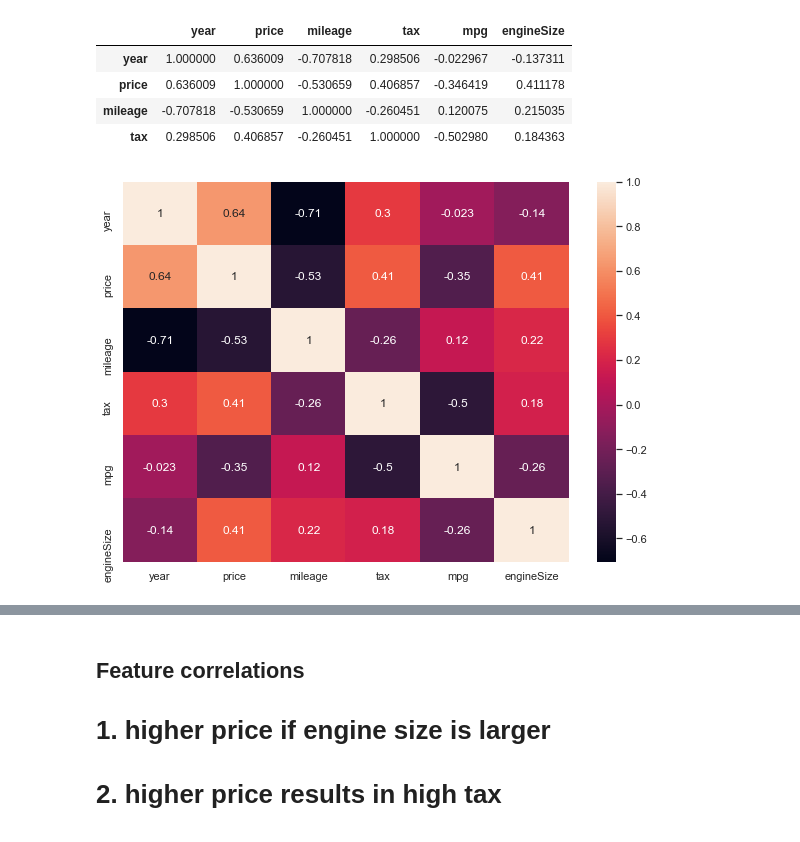
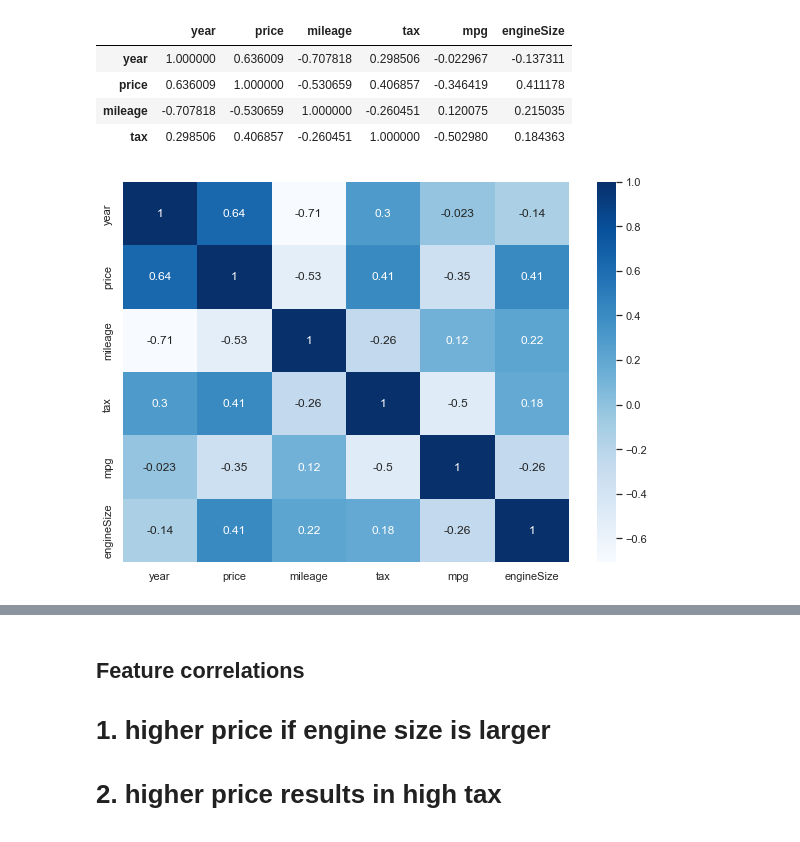
Before and after one commit to godwinnwalozie/Machine_Learning_Supervised, a Jupyter notebook: Ford Car Price Prediction/ford.ipynb, the cells around one changed output, grey strips where cells are left out. Drawn from its saved outputs; the diff is of its cells as text; code cells hidden in the pictures.

```diff
--- a/Ford Car Price Prediction/ford.ipynb
+++ b/Ford Car Price Prediction/ford.ipynb
@@ -97,6 +98,6 @@ ford.corr()[:4]
 | tax | 0.298506 | 0.406857 | -0.260451 | 1.000000 | -0.502980 | 0.184363 |
 # %%
 fig,ax = plt.subplots(figsize = (10,7))
-sns.heatmap(ford.corr(),annot= True,ax=ax);
+sns.heatmap(ford.corr(),annot= True,ax=ax, cmap = 'Blues');
 # %% [output]
-[figure, old version]
+[figure, new version]
```
Also changed, not shown: parts of 4 cells of this notebook.
